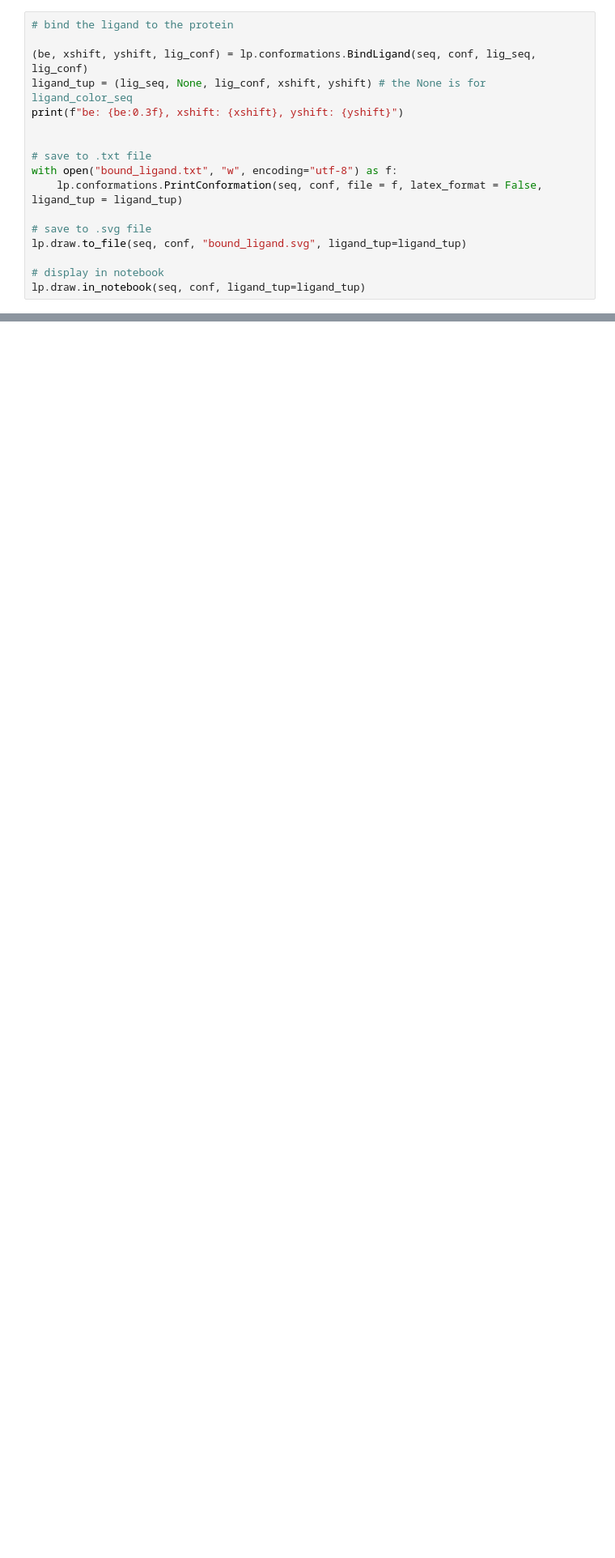
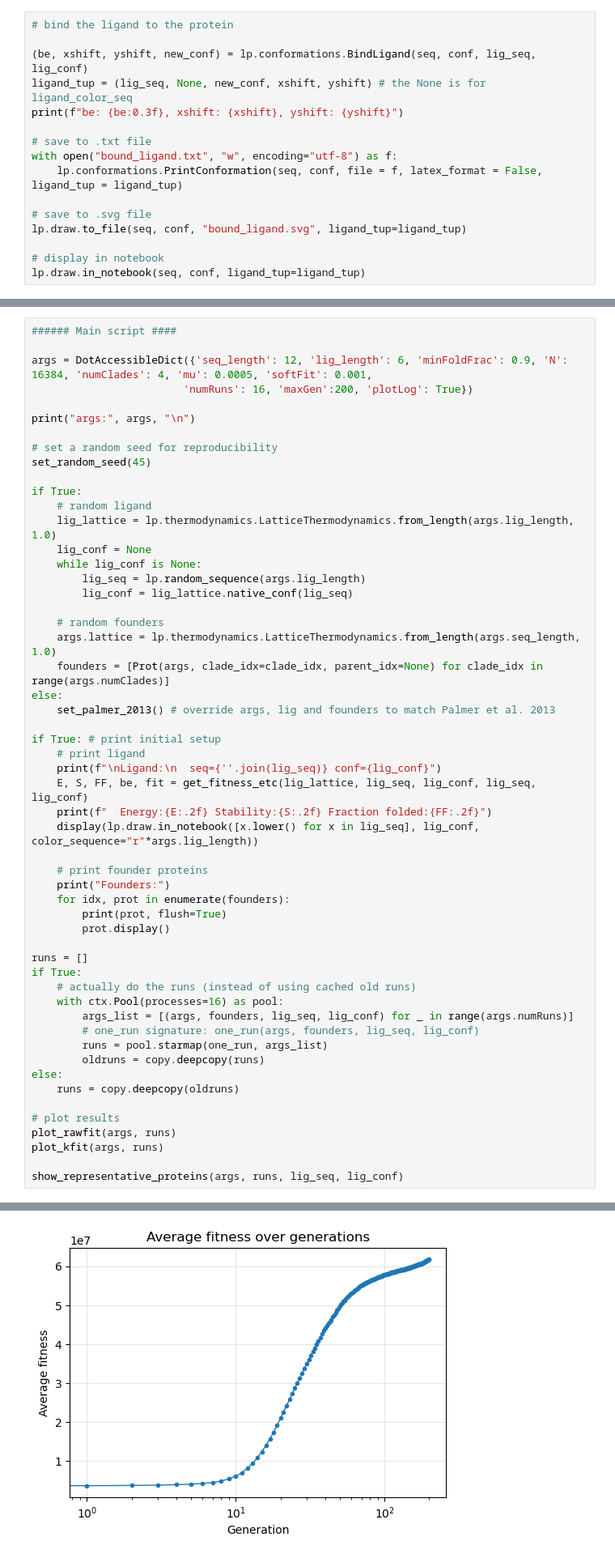
Before and after one commit to mepster/lab3, a Jupyter notebook: latsim.ipynb, the cells around one changed output, grey strips where cells are left out. Shown: that part at 81% size. Saved outputs shown, nothing was run; the diff lists cells and outputs as text; blank space fills up the shorter version.

```diff
--- a/latsim.ipynb
+++ b/latsim.ipynb
@@ -70,10 +84,9 @@ display(lp.draw.in_notebook([x.lower() for x in lig_seq], lig_conf, color_sequen
 # %%
 # bind the ligand to the protein
 
-(be, xshift, yshift, lig_conf) = lp.conformations.BindLigand(seq, conf, lig_seq, lig_conf)
-ligand_tup = (lig_seq, None, lig_conf, xshift, yshift) # the None is for ligand_color_seq
+(be, xshift, yshift, new_conf) = lp.conformations.BindLigand(seq, conf, lig_seq, lig_conf)
+ligand_tup = (lig_seq, None, new_conf, xshift, yshift) # the None is for ligand_color_seq
 print(f"be: {be:0.3f}, xshift: {xshift}, yshift: {yshift}")
-
 
 # save to .txt file
 with open("bound_ligand.txt", "w", encoding="utf-8") as f:
@@ -522,0 +489,55 @@ show_representative_proteins(args, runs, lig_seq, lig_conf)
+# %%
+###### Main script ####
+
+args = DotAccessibleDict({'seq_length': 12, 'lig_length': 6, 'minFoldFrac': 0.9, 'N': 16384, 'numClades': 4, 'mu': 0.0005, 'softFit': 0.001,
+                        'numRuns': 16, 'maxGen':200, 'plotLog': True})
+
+print("args:", args, "\n")
+
+# set a random seed for reproducibility
+set_random_seed(45)
+
+if True:
+    # random ligand
+    lig_lattice = lp.thermodynamics.LatticeThermodynamics.from_length(args.lig_length, 1.0)
+    lig_conf = None
+    while lig_conf is None:
+        lig_seq = lp.random_sequence(args.lig_length)
+        lig_conf = lig_lattice.native_conf(lig_seq)
+
+    # random founders
+    args.lattice = lp.thermodynamics.LatticeThermodynamics.from_length(args.seq_length, 1.0)
+    founders = [Prot(args, clade_idx=clade_idx, parent_idx=None) for clade_idx in range(args.numClades)]
+else:
+    set_palmer_2013() # override args, lig and founders to match Palmer et al. 2013
+
+if True: # print initial setup
+    # print ligand
+    print(f"\nLigand:\n  seq={''.join(lig_seq)} conf={lig_conf}")
+    E, S, FF, be, fit = get_fitness_etc(lig_lattice, lig_seq, lig_conf, lig_seq, lig_conf)
+    print(f"  Energy:{E:.2f} Stability:{S:.2f} Fraction folded:{FF:.2f}")
+    display(lp.draw.in_notebook([x.lower() for x in lig_seq], lig_conf, color_sequence="r"*args.lig_length))
+
+    # print founder proteins
+    print("Founders:")
+    for idx, prot in enumerate(founders):
+        print(prot, flush=True)
+        prot.display()
+
+runs = []
+if True:
+    # actually do the runs (instead of using cached old runs)
+    with ctx.Pool(processes=16) as pool:
+        args_list = [(args, founders, lig_seq, lig_conf) for _ in range(args.numRuns)]
+        # one_run signature: one_run(args, founders, lig_seq, lig_conf)
+        runs = pool.starmap(one_run, args_list)
+        oldruns = copy.deepcopy(runs)
+else:
+    runs = copy.deepcopy(oldruns)
+
+# plot results
+plot_rawfit(args, runs)
+plot_kfit(args, runs)
+
+show_representative_proteins(args, runs, lig_seq, lig_conf)
+# %% [output]
@@ -522,0 +566 @@ show_representative_proteins(args, runs, lig_seq, lig_conf)
+[figure, added]
```
Also changed, not shown: parts of 6 cells of this notebook, 1 other file.
